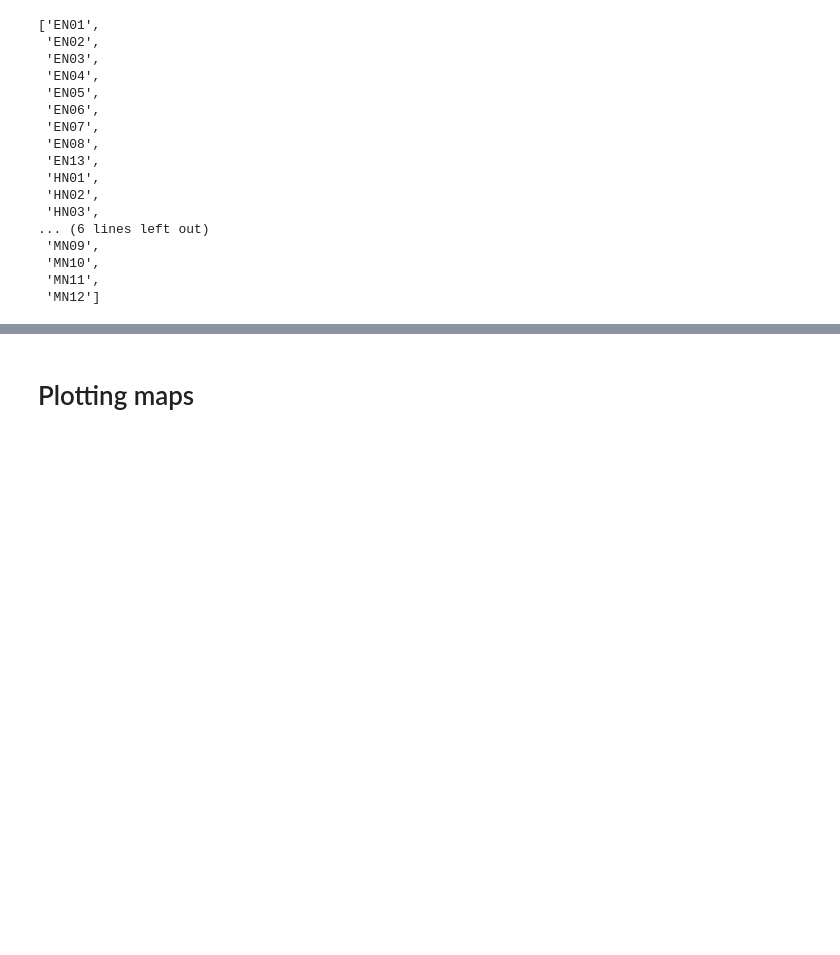
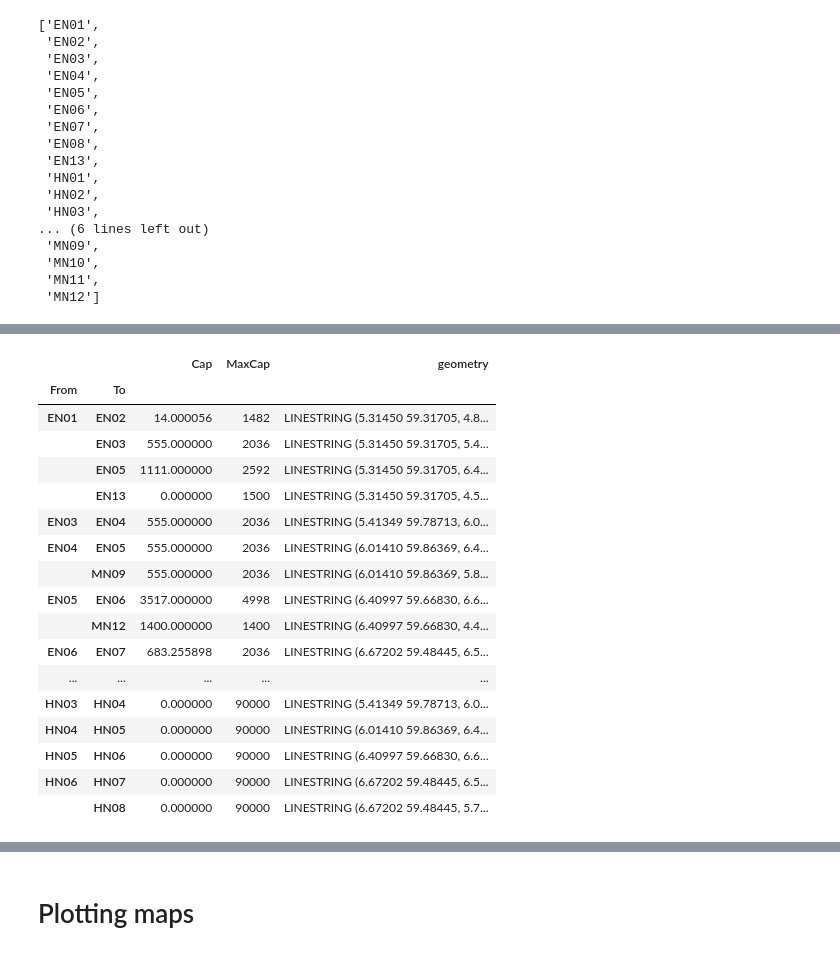
Before and after one commit to espenfb/HEIM, a Jupyter notebook: case_haugaland/results_detInvModel.ipynb, the cells around one changed output, grey strips where cells are left out. Saved outputs shown, nothing was run; the diff lists cells and outputs as text; code cells hidden in the pictures; blank space fills up the shorter version.

```diff
--- a/case_haugaland/results_detInvModel.ipynb
+++ b/case_haugaland/results_detInvModel.ipynb
@@ -150,0 +136,21 @@ res.getInvByNode(nodes="H2_NODES")
+# %%
+res.getLineInv(nodes = "NODES")
+# %% [output]
+|  |  | Cap | MaxCap | geometry |
+| From | To |  |  |  |
+| EN01 | EN02 | 14.000056 | 1482 | LINESTRING (5.31450 59.31705, 4.8... |
+|  | EN03 | 555.000000 | 2036 | LINESTRING (5.31450 59.31705, 5.4... |
+|  | EN05 | 1111.000000 | 2592 | LINESTRING (5.31450 59.31705, 6.4... |
+|  | EN13 | 0.000000 | 1500 | LINESTRING (5.31450 59.31705, 4.5... |
+| EN03 | EN04 | 555.000000 | 2036 | LINESTRING (5.41349 59.78713, 6.0... |
+| EN04 | EN05 | 555.000000 | 2036 | LINESTRING (6.01410 59.86369, 6.4... |
+|  | MN09 | 555.000000 | 2036 | LINESTRING (6.01410 59.86369, 5.8... |
+| EN05 | EN06 | 3517.000000 | 4998 | LINESTRING (6.40997 59.66830, 6.6... |
+|  | MN12 | 1400.000000 | 1400 | LINESTRING (6.40997 59.66830, 4.4... |
+| EN06 | EN07 | 683.255898 | 2036 | LINESTRING (6.67202 59.48445, 6.5... |
+| ... | ... | ... | ... | ... |
+| HN03 | HN04 | 0.000000 | 90000 | LINESTRING (5.41349 59.78713, 6.0... |
+| HN04 | HN05 | 0.000000 | 90000 | LINESTRING (6.01410 59.86369, 6.4... |
+| HN05 | HN06 | 0.000000 | 90000 | LINESTRING (6.40997 59.66830, 6.6... |
+| HN06 | HN07 | 0.000000 | 90000 | LINESTRING (6.67202 59.48445, 6.5... |
+|  | HN08 | 0.000000 | 90000 | LINESTRING (6.67202 59.48445, 5.7... |
```
Also changed, not shown: parts of 16 cells of this notebook.
